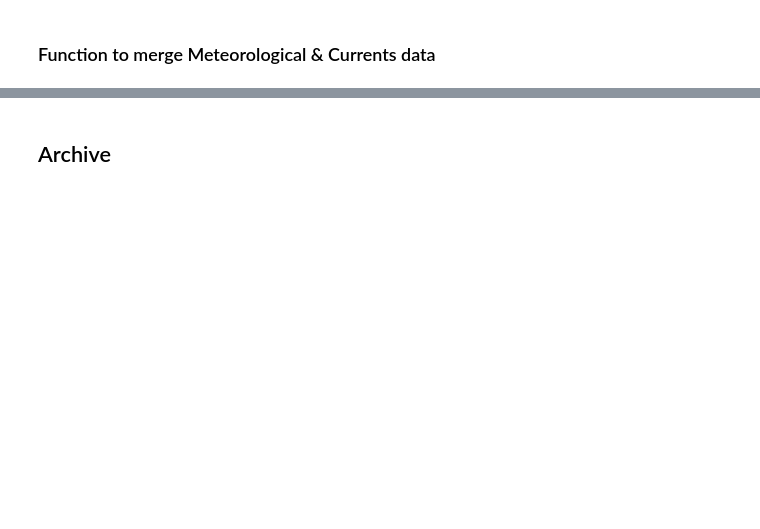
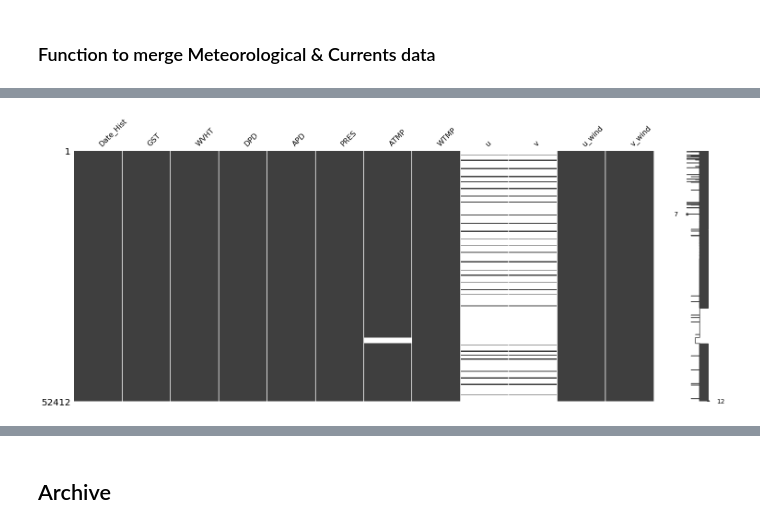
Before and after one commit to surya10t/WaveForecasting, a Jupyter notebook: EDA_SuryaT_AppOrchid.ipynb, the cells around one changed output, grey strips where cells are left out. Cells and saved outputs as stored; diff of their text form; code cells hidden in the pictures; blank space fills up the shorter version.

```diff
--- a/EDA_SuryaT_AppOrchid.ipynb
+++ b/EDA_SuryaT_AppOrchid.ipynb
@@ -252,0 +366,2 @@ df_46042_clean
+# %%
+df_46086_merged = pd.read_csv('df_46086_merged.csv',parse_dates=['Date_Hist'])
@@ -252,0 +386,2 @@ df_46042_clean
+# %%
+df_46086_merged['WDIR_Math'] = df_46086_merged['WDIR'].apply(lambda x: 270.0-x if x<=270.0 else 630.0-x)
@@ -252,0 +416,3 @@ df_46042_clean
+# %%
+df_46086_merged['u_wind'] = df_46086_merged['WSPD']*np.cos(np.deg2rad(df_46086_merged['WDIR_Math']))
+df_46086_merged['v_wind'] = df_46086_merged['WSPD']*np.sin(np.deg2rad(df_46086_merged['WDIR_Math']))
@@ -252,0 +433,2 @@ df_46042_clean
+# %%
+df_46086_merged.drop(columns=['WDIR','WSPD','WDIR_Math'],inplace=True,axis=1)
@@ -252,0 +444,4 @@ df_46042_clean
+# %%
+msno.matrix(df_46086_merged);
+# %% [output]
+[figure, added]
```
Also changed, not shown: parts of 156 cells of this notebook.
